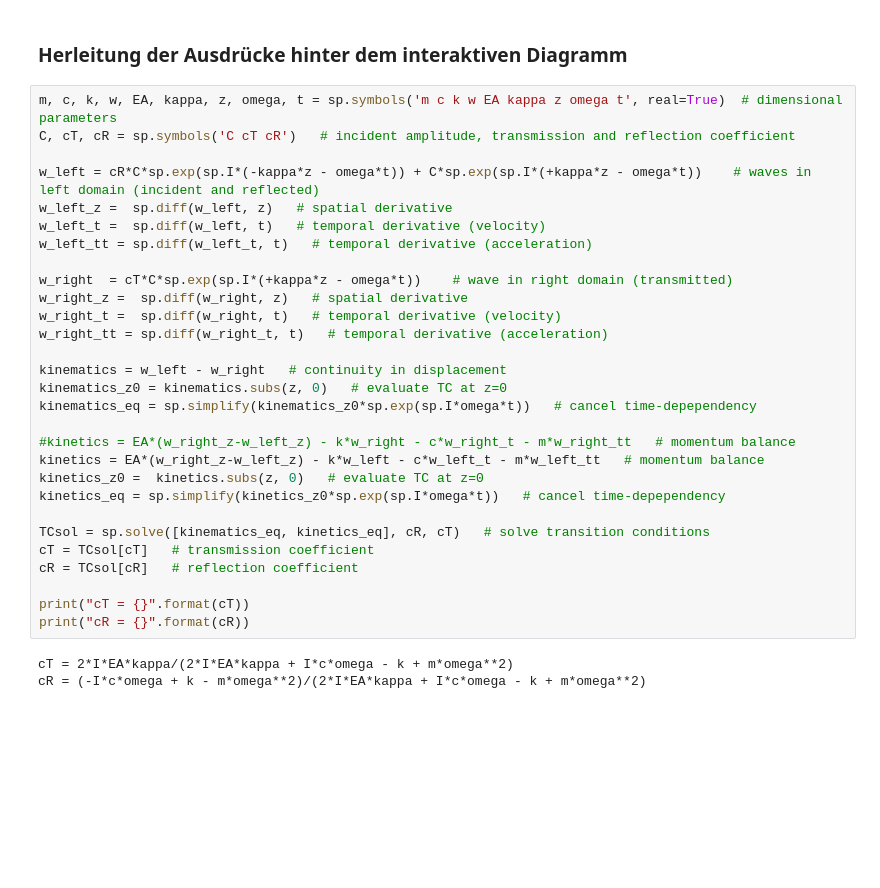
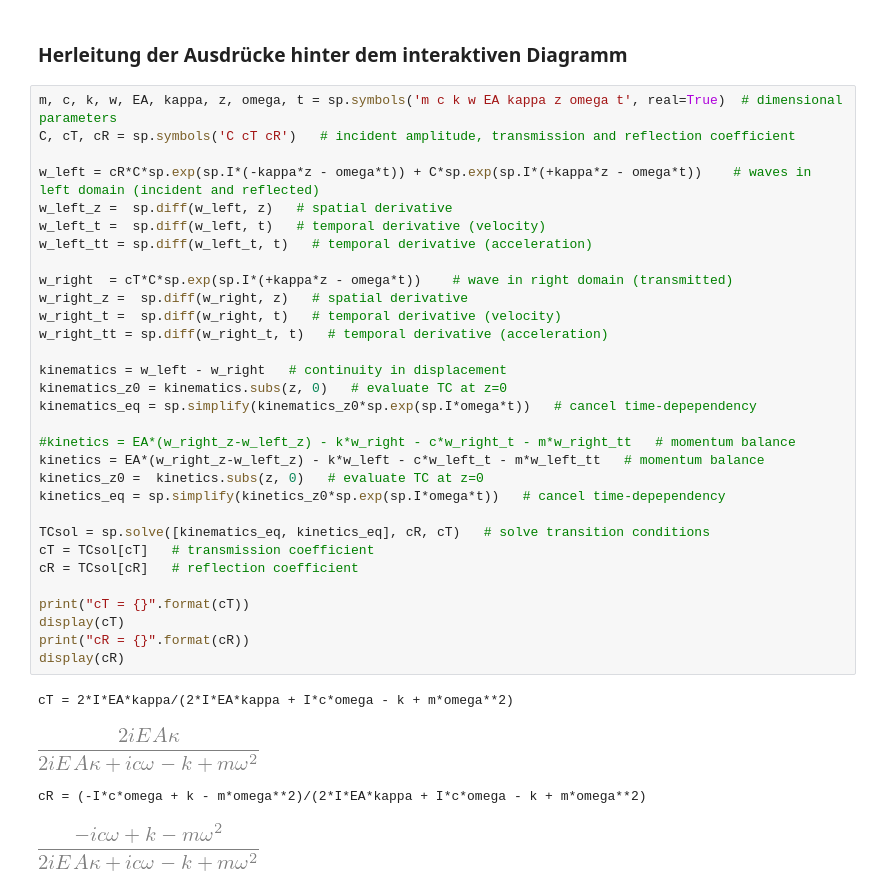
Before and after one commit to nagelt/soil_dynamics, a Jupyter notebook: wave1d_discrete_elements.ipynb, the cells around one changed output. Drawn from its saved outputs; the diff is of its cells as text; blank space fills up the shorter version.

```diff
--- a/wave1d_discrete_elements.ipynb
+++ b/wave1d_discrete_elements.ipynb
@@ -99,31 +99,35 @@ Durch welche konstruktiven Maßnahmen ließe sich eine gute Schwingungsisolation
 m, c, k, w, EA, kappa, z, omega, t = sp.symbols('m c k w EA kappa z omega t', real=True)  # dimensional parameters
 C, cT, cR = sp.symbols('C cT cR')   # incident amplitude, transmission and reflection coefficient
 
 w_left = cR*C*sp.exp(sp.I*(-kappa*z - omega*t)) + C*sp.exp(sp.I*(+kappa*z - omega*t))    # waves in left domain (incident and reflected)
 w_left_z =  sp.diff(w_left, z)   # spatial derivative
 w_left_t =  sp.diff(w_left, t)   # temporal derivative (velocity)
 w_left_tt = sp.diff(w_left_t, t)   # temporal derivative (acceleration)
 
 w_right  = cT*C*sp.exp(sp.I*(+kappa*z - omega*t))    # wave in right domain (transmitted)
 w_right_z =  sp.diff(w_right, z)   # spatial derivative
 w_right_t =  sp.diff(w_right, t)   # temporal derivative (velocity)
 w_right_tt = sp.diff(w_right_t, t)   # temporal derivative (acceleration)
 
 kinematics = w_left - w_right   # continuity in displacement
 kinematics_z0 = kinematics.subs(z, 0)   # evaluate TC at z=0
 kinematics_eq = sp.simplify(kinematics_z0*sp.exp(sp.I*omega*t))   # cancel time-depependency
 
 #kinetics = EA*(w_right_z-w_left_z) - k*w_right - c*w_right_t - m*w_right_tt   # momentum balance
 kinetics = EA*(w_right_z-w_left_z) - k*w_left - c*w_left_t - m*w_left_tt   # momentum balance
 kinetics_z0 =  kinetics.subs(z, 0)   # evaluate TC at z=0
 kinetics_eq = sp.simplify(kinetics_z0*sp.exp(sp.I*omega*t))   # cancel time-depependency
 
 TCsol = sp.solve([kinematics_eq, kinetics_eq], cR, cT)   # solve transition conditions
 cT = TCsol[cT]   # transmission coefficient
 cR = TCsol[cR]   # reflection coefficient
 
 print("cT = {}".format(cT))
+display(cT)
 print("cR = {}".format(cR))
+display(cR)
 # %% [output]
 cT = 2*I*EA*kappa/(2*I*EA*kappa + I*c*omega - k + m*omega**2)
-cR = (-I*c*omega + k - m*omega**2)/(2*I*EA*kappa + I*c*omega - k + m*omega**2)
+[figure, added]
+cR = (-I*c*omega + k - m*omega**2)/(2*I*EA*kappa + I*c*omega - k + m*omega**2)
+[figure, added]
```
Also changed, not shown: parts of 2 cells of this notebook.
